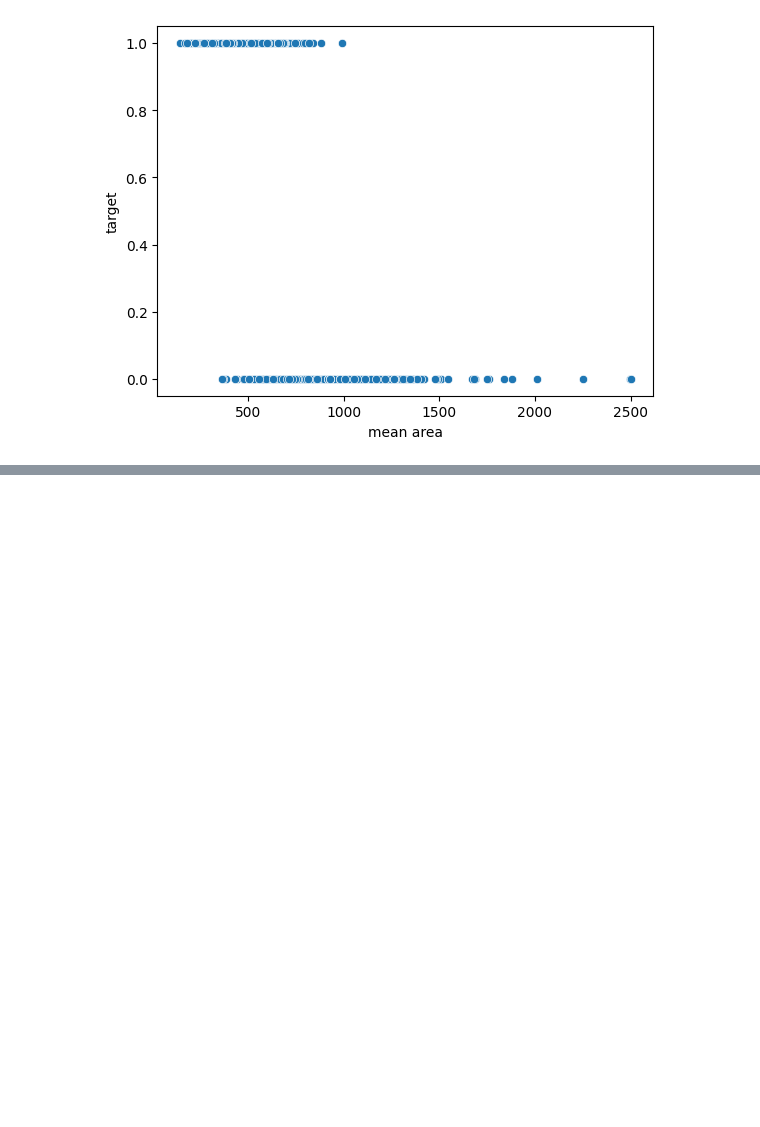
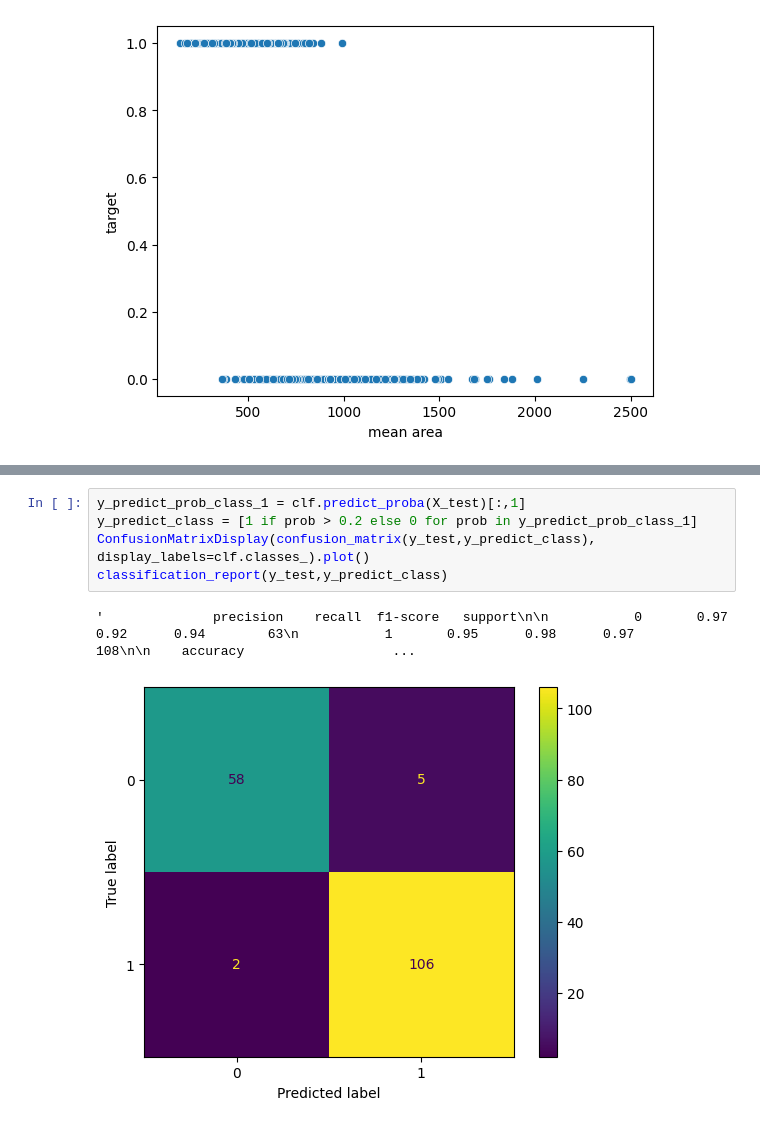
Before and after one commit to UEPP40/PUM, a Jupyter notebook: Klasyfikacja_binarna_regresja_logistyczna.ipynb, the cells around one changed output, grey strips where cells are left out. Drawn from its saved outputs; the diff is of its cells as text; blank space fills up the shorter version.

```diff
--- a/Klasyfikacja_binarna_regresja_logistyczna.ipynb
+++ b/Klasyfikacja_binarna_regresja_logistyczna.ipynb
@@ -33,0 +68,8 @@ sns.scatterplot(data = X, x = "mean area", y = y['target'])
+# %%
+y_predict_prob_class_1 = clf.predict_proba(X_test)[:,1]
+y_predict_class = [1 if prob > 0.2 else 0 for prob in y_predict_prob_class_1]
+ConfusionMatrixDisplay(confusion_matrix(y_test,y_predict_class), display_labels=clf.classes_).plot()
+classification_report(y_test,y_predict_class)
+# %% [output]
+'              precision    recall  f1-score   support\n\n           0       0.97      0.92      0.94        63\n           1       0.95      0.98      0.97       108\n\n    accuracy                   ...
+[figure, added]
```
Also changed, not shown: parts of 6 cells of this notebook.
